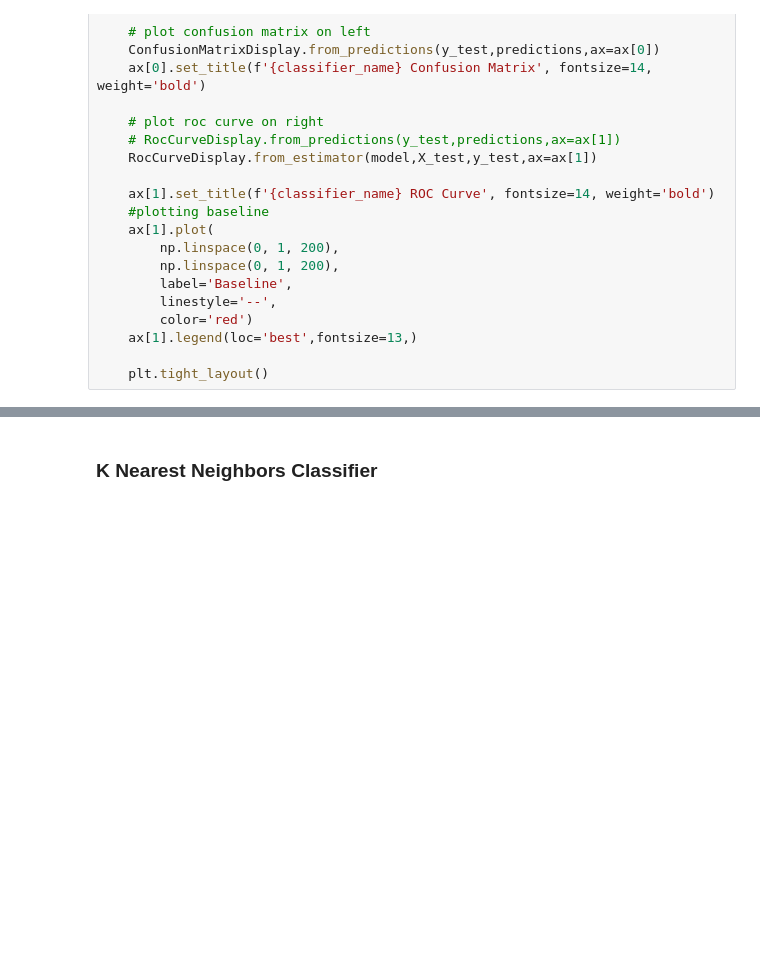
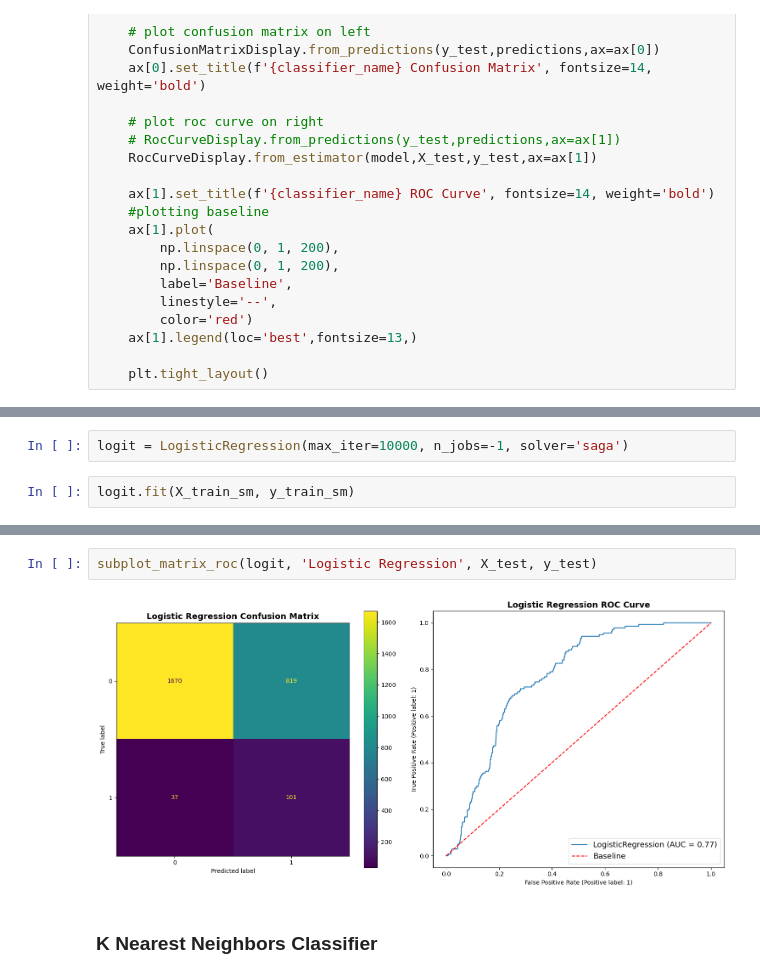
Before and after one commit to Jake-Sudoku/GA-Project-04, a Jupyter notebook: 03-Project04/Part 4_Modelling.ipynb, the cells around one changed output, grey strips where cells are left out. Cells and saved outputs as stored; diff of their text form; blank space fills up the shorter version.

```diff
--- a/03-Project04/Part 4_Modelling.ipynb
+++ b/03-Project04/Part 4_Modelling.ipynb
@@ -130,0 +133,4 @@ def subplot_matrix_roc(model, classifier_name, X_test, y_test):
+# %%
+logit = LogisticRegression(max_iter=10000, n_jobs=-1, solver='saga')
+# %%
+logit.fit(X_train_sm, y_train_sm)
@@ -131,3 +148,7 @@ def subplot_matrix_roc(model, classifier_name, X_test, y_test):
+# %%
+subplot_matrix_roc(logit, 'Logistic Regression', X_test, y_test)
+# %% [output]
+[figure, added]
 # %% [markdown]
 ### K Nearest Neighbors Classifier
 # %%
```
Also changed, not shown: parts of 8 cells of this notebook.
